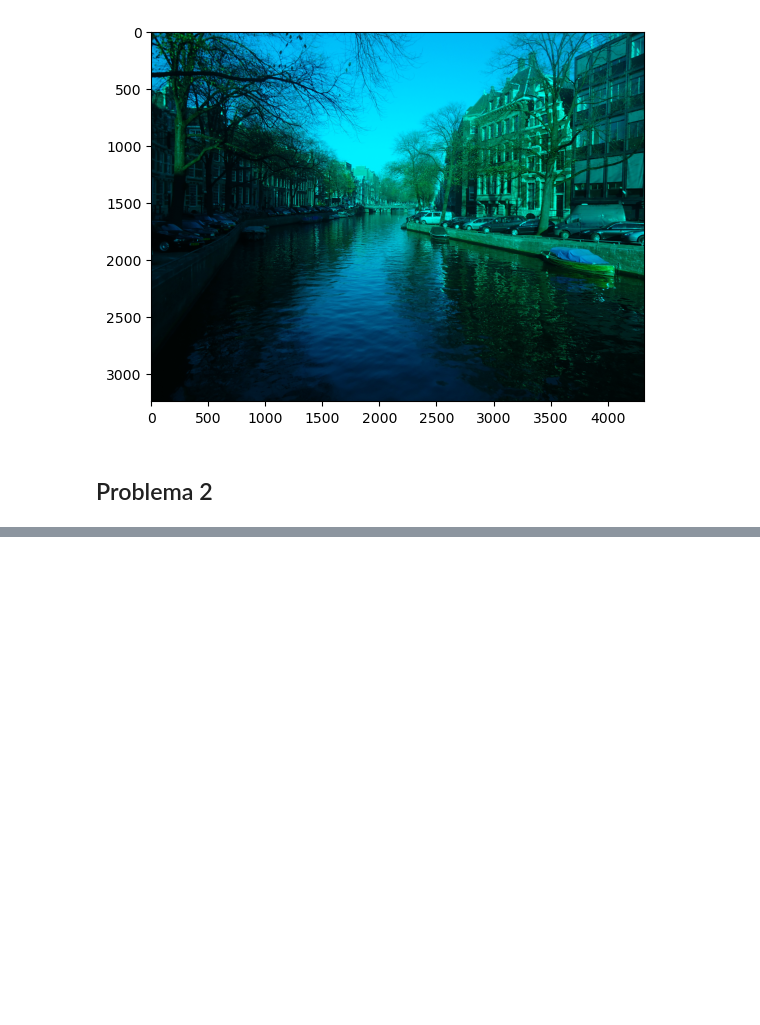
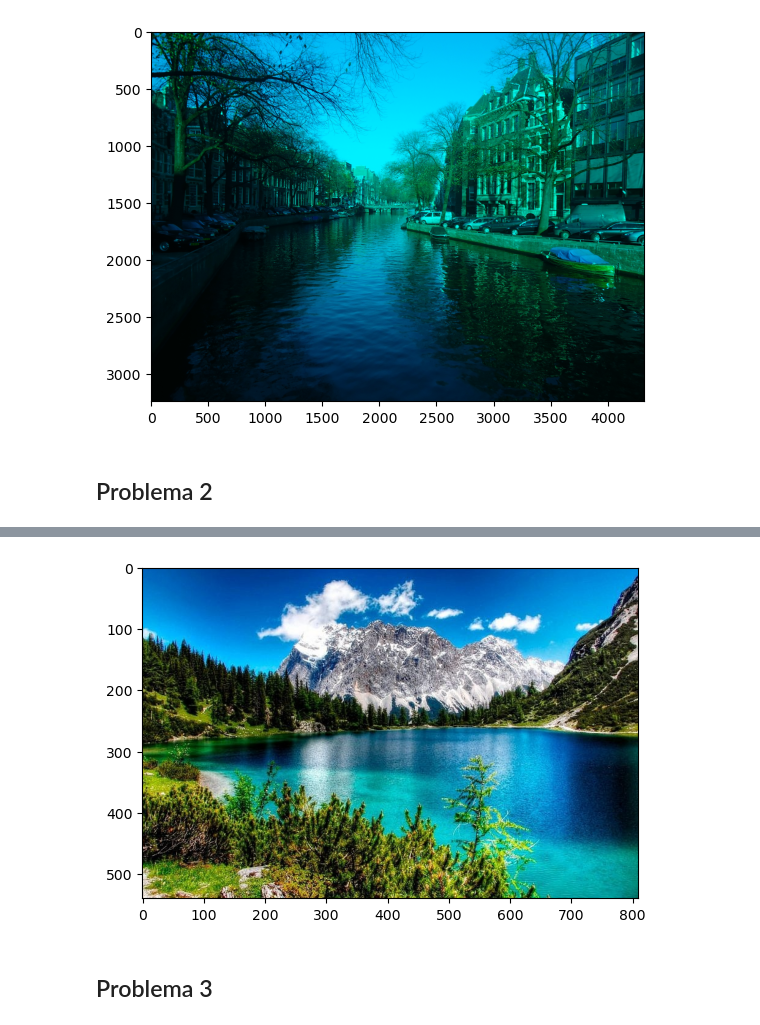
Before and after one commit to JPRodasM/Laboratorio_1_TM-IR, a Jupyter notebook: Laboratorio 1.ipynb, the cells around one changed output, grey strips where cells are left out. Drawn from its saved outputs; the diff is of its cells as text; code cells hidden in the pictures; blank space fills up the shorter version.

```diff
--- a/Laboratorio 1.ipynb
+++ b/Laboratorio 1.ipynb
@@ -55,3 +55,19 @@ plt.show()
 [figure]
 # %% [markdown]
 ## Problema 2
+# %%
+def reColor(img_red, img_blue, img_green):
+    alto = img_red.shape[0]
+    ancho = img_red.shape[1]
+    recolor = np.zeros((alto,ancho,3))
+
+    for i in range(0, alto):
+        for j in range(0, ancho):
+
+            blue = img_blue[i,j]
+            green = img_green[i,j]
+            red = img_red[i,j]
+
+            recolor[i,j]=[red,green,blue]
+
+    return recolor
@@ -57,0 +80,14 @@ plt.show()
+# %%
+img_red=cv2.imread('Lab1/imagen1/imagen1_salida_gray_rojo.jpg',cv2.IMREAD_GRAYSCALE)
+img_blue=cv2.imread('Lab1/imagen1/imagen1_salida_gray_azul.jpg',cv2.IMREAD_GRAYSCALE)
+img_green=cv2.imread('Lab1/imagen1/imagen1_salida_gray_verde.jpg',cv2.IMREAD_GRAYSCALE)
+
+imgColor = reColor(img_red, img_blue, img_green)
+cv2.imwrite("reColor.jpg", imgColor)
+img3 = cv2.imread("reColor.jpg")
+plt.imshow(img3)
+plt.show()
+# %% [output]
+[figure, added]
+# %% [markdown]
+## Problema 3
```
Also changed, not shown: parts of 1 cell of this notebook, 1 other file.
